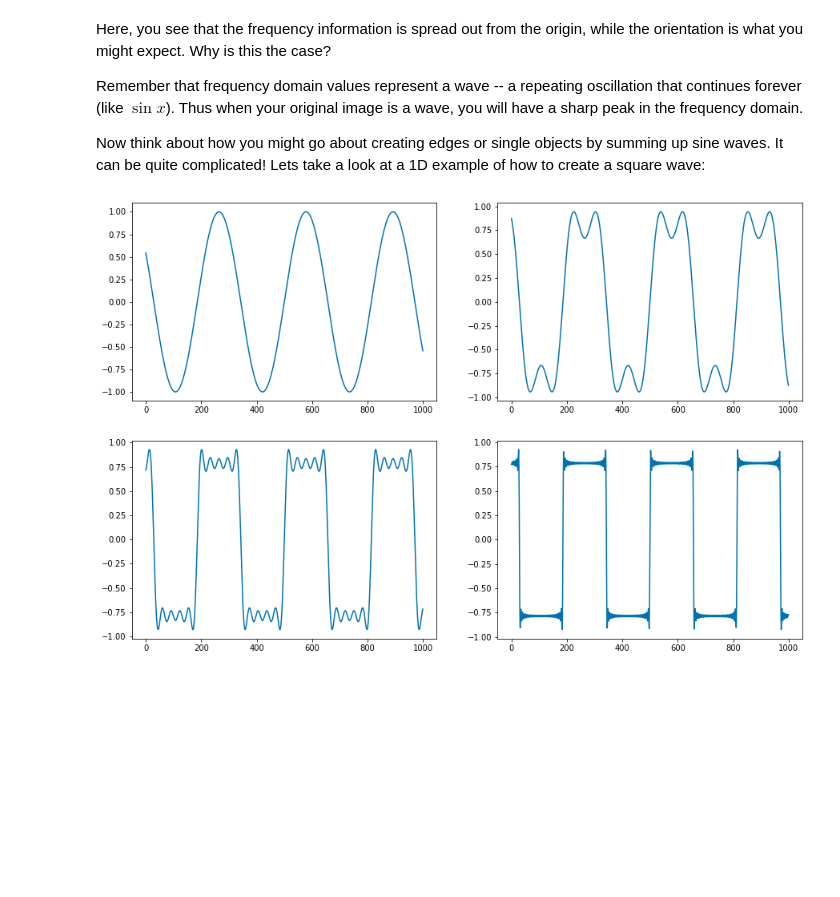
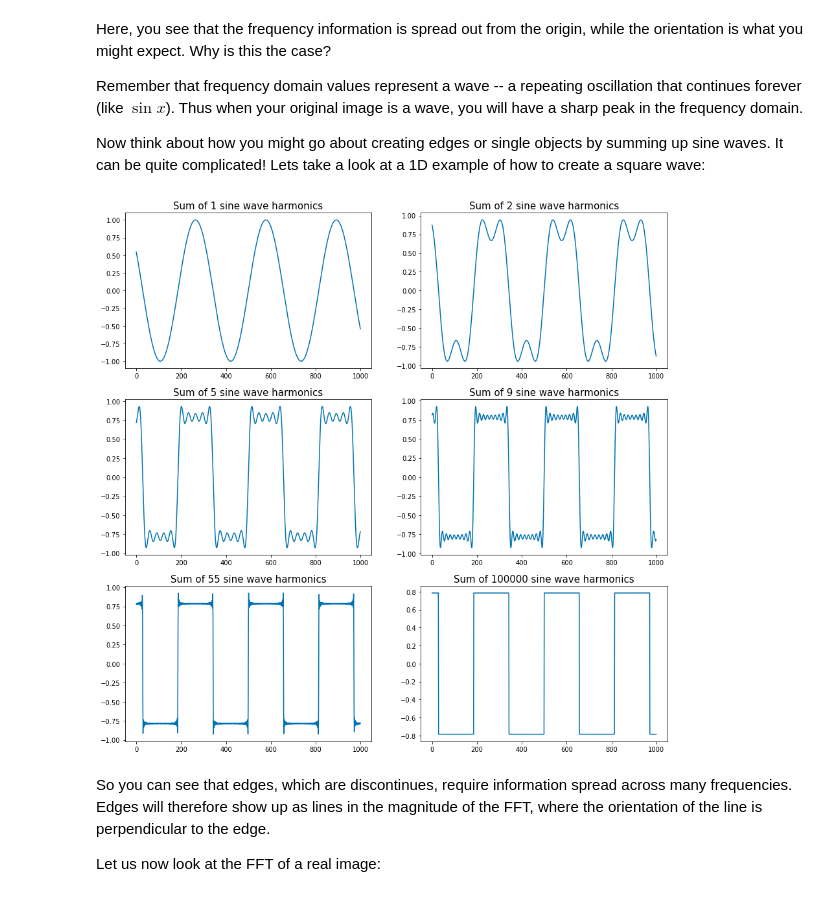
Before and after one commit to TheJacksonLaboratory/images-as-signals, a Jupyter notebook: lessons/2-Fourier_Transform.ipynb, the cells around one changed output. Cells and saved outputs as stored; diff of their text form; code cells hidden in the pictures; blank space fills up the shorter version.

```diff
--- a/lessons/2-Fourier_Transform.ipynb
+++ b/lessons/2-Fourier_Transform.ipynb
@@ -505,20 +507,21 @@ ds_fft = fftshift(ds_fft)
 
 # Plots
 fig, ax = plt.subplots(ncols=3, nrows=2, figsize=(15, 10))
+font = {'size':15}
 
 # Upper panels
 ax[0,0].imshow(vertical_stripe)
-ax[0,0].set_title('Vertical stripe (FFT Magnitude)')
+ax[0,0].set_title('Vertical stripe', fontdict=font)
 ax[0,1].imshow(horizontal_stripe)
-ax[0,1].set_title('Horizonal stripe (FFT Magnitude)')
+ax[0,1].set_title('Horizonal stripe', fontdict=font)
 ax[0,2].imshow(diagonal_stripe)
-ax[0,2].set_title('Diagonal stripe (FFT Magnitude)')
+ax[0,2].set_title('Diagonal stripe', fontdict=font)
 
 # Lower panels
 ax[1,0].imshow(vs_fft[246:267, 246:267])
-ax[1,0].set_title('Vertical stripe (FFT Magnitude)')
+ax[1,0].set_title('Vertical stripe (FFT Magnitude)', fontdict=font)
 ax[1,1].imshow(hs_fft[246:267, 246:267])
-ax[1,1].set_title('Horizonal stripe (FFT Magnitude)')
+ax[1,1].set_title('Horizonal stripe (FFT Magnitude)', fontdict=font)
 ax[1,2].imshow(ds_fft[246:267, 246:267])
-ax[1,2].set_title('Diagonal stripe (FFT Magnitude)');
+ax[1,2].set_title('Diagonal stripe (FFT Magnitude)', fontdict=font);
 # %% [output]
@@ -531,14 +534,19 @@ Remember that frequency domain values represent a wave -- a repeating oscillatio
 Now think about how you might go about creating edges or single objects by summing up sine waves. It can be quite complicated! Lets take a look at a 1D example of how to create a square wave:
 # %%
 x = np.linspace(-10,10,1000)
-harmonics = [1, 3, 9, 55]
+harmonics = [1, 2, 5, 9, 55, 100000]
 
-fig, axes = plt.subplots(ncols=2, nrows=2, figsize=(15, 10))
+fig, axes = plt.subplots(ncols=2, nrows=3, figsize=(15, 15))
 ax = axes.ravel()
 
 for i, h in enumerate(harmonics):
-    waves = [np.sin(i * x)/i for i in range(1, h + 1, 2)]
+    waves = [np.sin(i * x)/i for i in range(1, h * 2, 2)]
     sq_wave = np.sum(waves, axis=0)
     ax[i].plot(sq_wave)
+    ax[i].set_title(f'Sum of {h} sine wave harmonics', fontdict=font)
 # %% [output]
-[figure, old version]
+[figure, new version]
+# %% [markdown]
+So you can see that edges, which are discontinues, require information spread across many frequencies. Edges will therefore show up as lines in the magnitude of the FFT, where the orientation of the line is perpendicular to the edge.
+
+Let us now look at the FFT of a real image:
```
Also changed, not shown: parts of 18 cells of this notebook, 1 other file.
